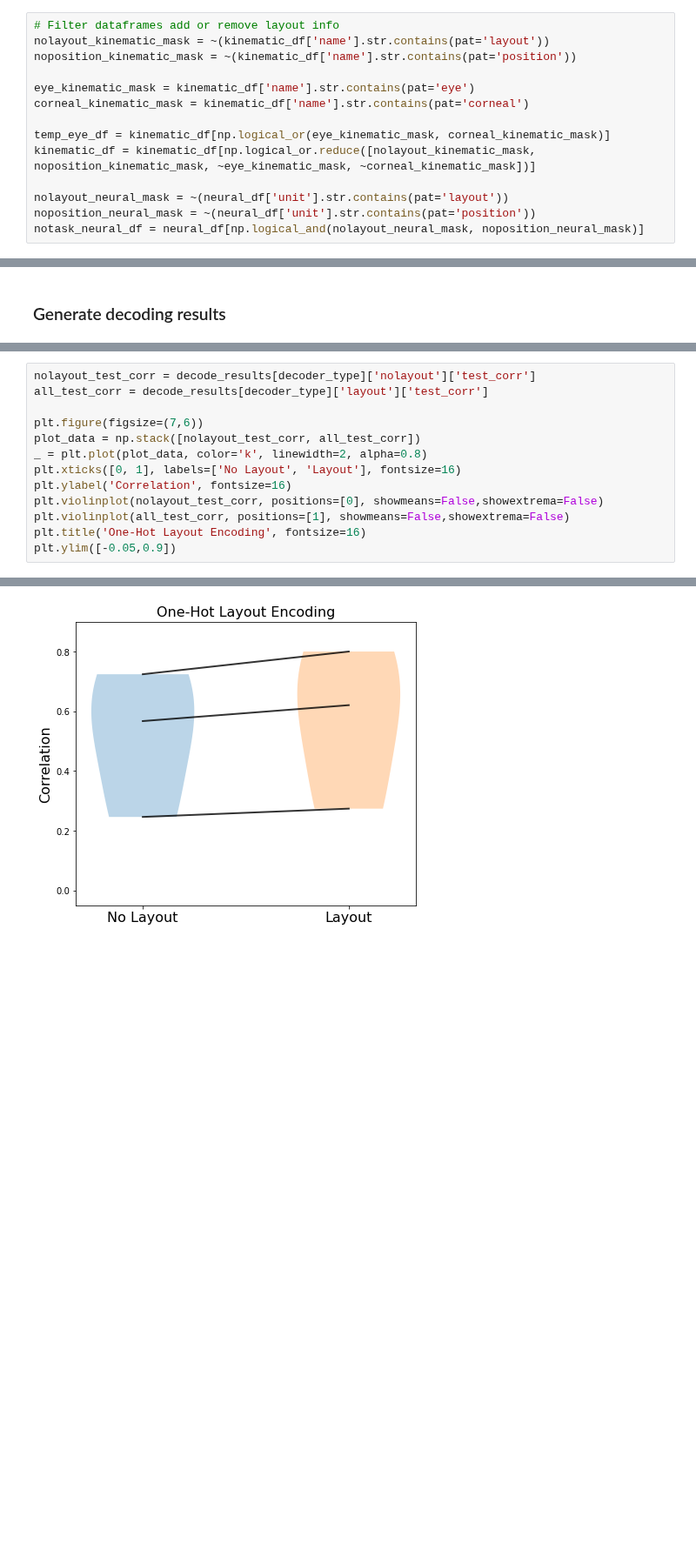
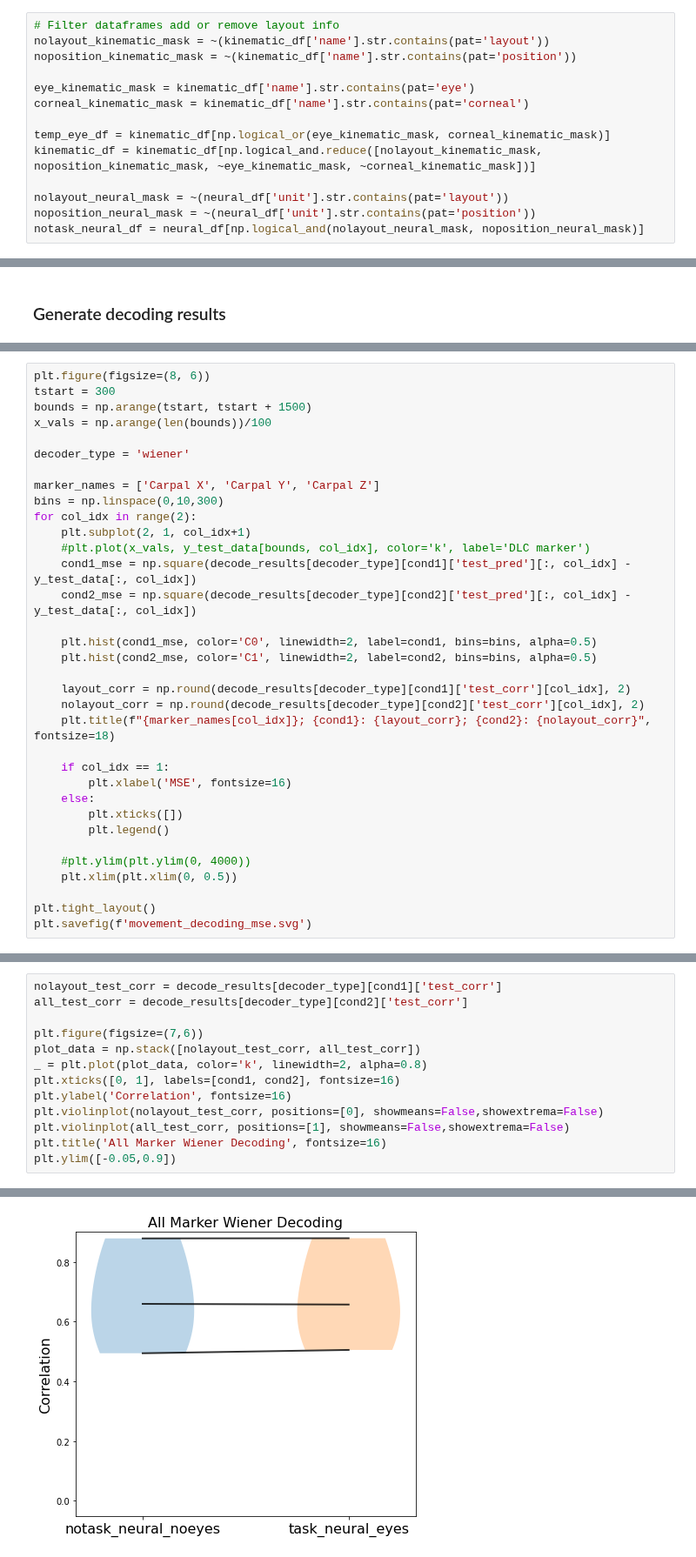
Before and after one commit to ntolley/SEE_decoding, a Jupyter notebook: notebooks/movement_decoding_rnn.ipynb, the cells around one changed output, grey strips where cells are left out. Shown at 87% size. Cells and saved outputs as stored; diff of their text form; blank space fills up the shorter version.

```diff
--- a/notebooks/movement_decoding_rnn.ipynb
+++ b/notebooks/movement_decoding_rnn.ipynb
@@ -65,7 +67,7 @@ eye_kinematic_mask = kinematic_df['name'].str.contains(pat='eye')
 corneal_kinematic_mask = kinematic_df['name'].str.contains(pat='corneal')
 
 temp_eye_df = kinematic_df[np.logical_or(eye_kinematic_mask, corneal_kinematic_mask)]
-kinematic_df = kinematic_df[np.logical_or.reduce([nolayout_kinematic_mask, noposition_kinematic_mask, ~eye_kinematic_mask, ~corneal_kinematic_mask])]
+kinematic_df = kinematic_df[np.logical_and.reduce([nolayout_kinematic_mask, noposition_kinematic_mask, ~eye_kinematic_mask, ~corneal_kinematic_mask])]
 
 nolayout_neural_mask = ~(neural_df['unit'].str.contains(pat='layout'))
 noposition_neural_mask = ~(neural_df['unit'].str.contains(pat='position'))
@@ -365,0 +369,34 @@ plt.savefig(f'movement_decoding_final.svg')
+# %%
+plt.figure(figsize=(8, 6))
+tstart = 300
+bounds = np.arange(tstart, tstart + 1500)
+x_vals = np.arange(len(bounds))/100
+
+decoder_type = 'wiener'
+
+marker_names = ['Carpal X', 'Carpal Y', 'Carpal Z']
+bins = np.linspace(0,10,300)
+for col_idx in range(2):
+    plt.subplot(2, 1, col_idx+1)
+    #plt.plot(x_vals, y_test_data[bounds, col_idx], color='k', label='DLC marker')
+    cond1_mse = np.square(decode_results[decoder_type][cond1]['test_pred'][:, col_idx] - y_test_data[:, col_idx])
+    cond2_mse = np.square(decode_results[decoder_type][cond2]['test_pred'][:, col_idx] - y_test_data[:, col_idx])
+
+    plt.hist(cond1_mse, color='C0', linewidth=2, label=cond1, bins=bins, alpha=0.5)
+    plt.hist(cond2_mse, color='C1', linewidth=2, label=cond2, bins=bins, alpha=0.5)
+
+    layout_corr = np.round(decode_results[decoder_type][cond1]['test_corr'][col_idx], 2)
+    nolayout_corr = np.round(decode_results[decoder_type][cond2]['test_corr'][col_idx], 2)
+    plt.title(f"{marker_names[col_idx]}; {cond1}: {layout_corr}; {cond2}: {nolayout_corr}", fontsize=18)
+
+    if col_idx == 1:
+        plt.xlabel('MSE', fontsize=16)
+    else:
+        plt.xticks([])
+        plt.legend()
+
+    #plt.ylim(plt.ylim(0, 4000))
+    plt.xlim(plt.xlim(0, 0.5))
+
+plt.tight_layout()
+plt.savefig(f'movement_decoding_mse.svg')
@@ -366,19 +405,19 @@ plt.savefig(f'movement_decoding_final.svg')
 # %%
-nolayout_test_corr = decode_results[decoder_type]['nolayout']['test_corr']
-all_test_corr = decode_results[decoder_type]['layout']['test_corr']
+nolayout_test_corr = decode_results[decoder_type][cond1]['test_corr']
+all_test_corr = decode_results[decoder_type][cond2]['test_corr']
 
 plt.figure(figsize=(7,6))
 plot_data = np.stack([nolayout_test_corr, all_test_corr])
 _ = plt.plot(plot_data, color='k', linewidth=2, alpha=0.8)
-plt.xticks([0, 1], labels=['No Layout', 'Layout'], fontsize=16)
+plt.xticks([0, 1], labels=[cond1, cond2], fontsize=16)
 plt.ylabel('Correlation', fontsize=16)
 plt.violinplot(nolayout_test_corr, positions=[0], showmeans=False,showextrema=False)
 plt.violinplot(all_test_corr, positions=[1], showmeans=False,showextrema=False)
-plt.title('One-Hot Layout Encoding', fontsize=16)
+plt.title('All Marker Wiener Decoding', fontsize=16)
 plt.ylim([-0.05,0.9])
 # %% [output]
 (-0.05, 0.9)
-[figure, old version]
+[figure, new version]
 # %%
 plt.figure(figsize=(14,6))
 plt.subplot(1,2,1)
```
Also changed, not shown: parts of 9 cells of this notebook, 2 other files.
